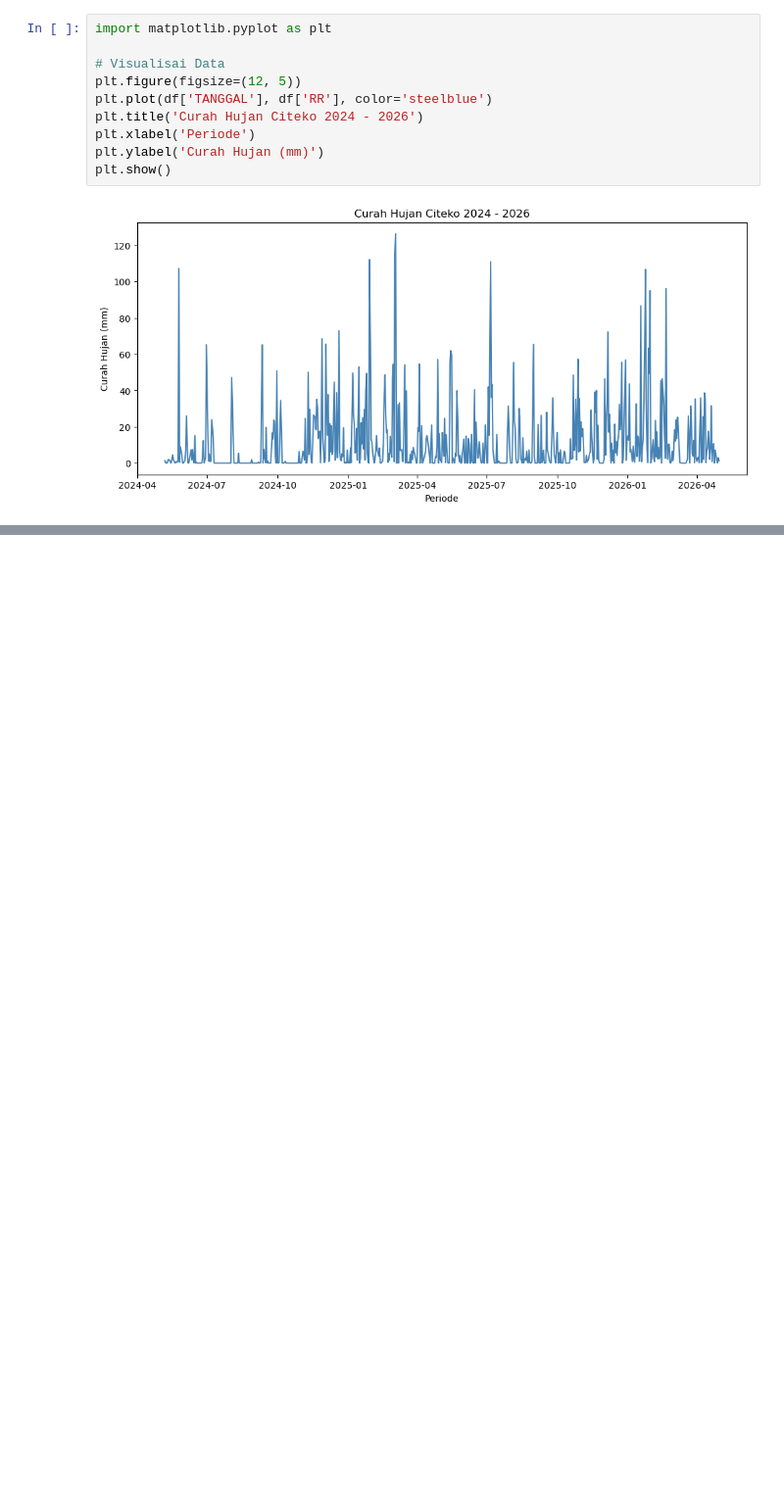
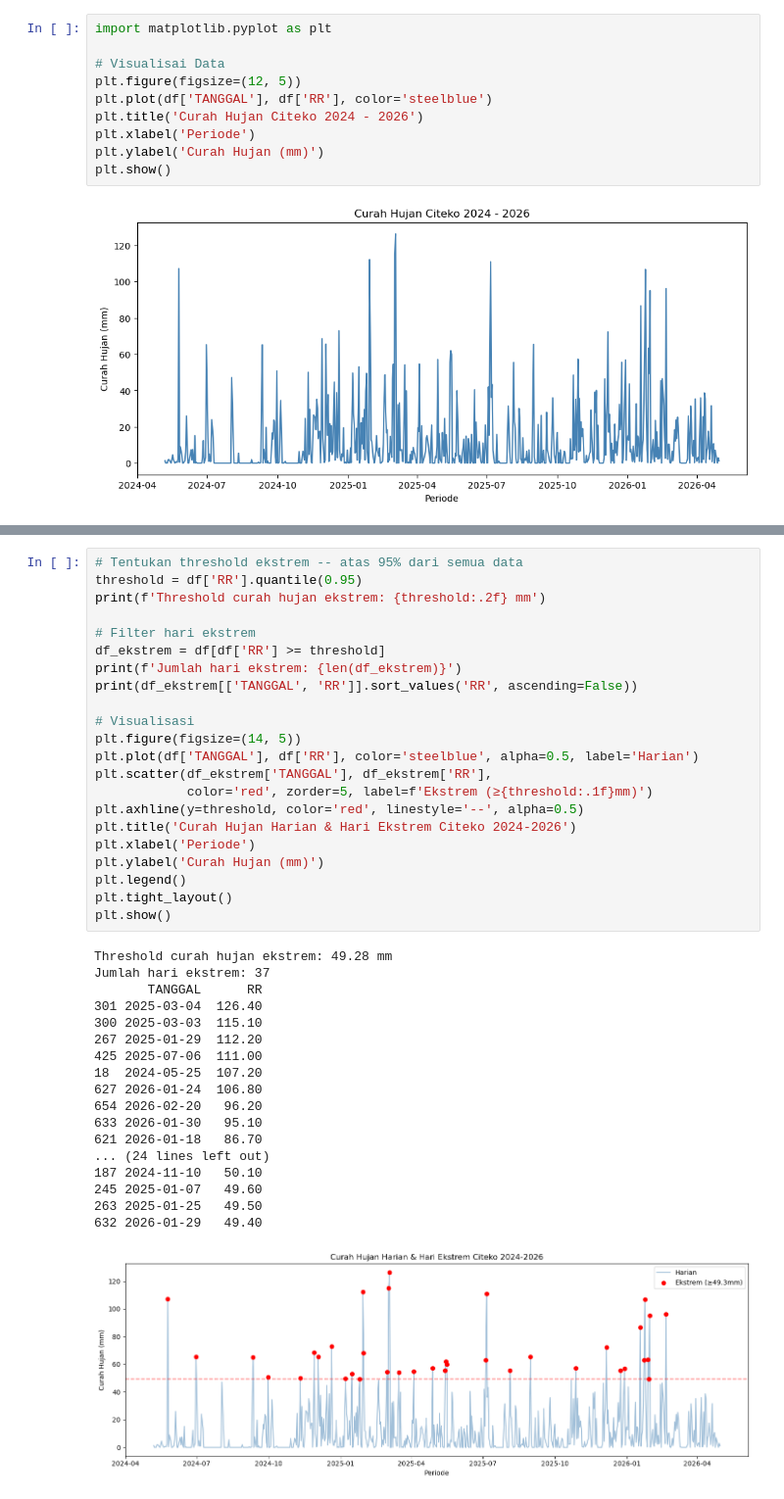
Before and after one commit to alferd06/curah-hujan-citeko-2024, a Jupyter notebook: Untitled.ipynb, the cells around one changed output, grey strips where cells are left out. Shown at 98% size. Saved outputs shown, nothing was run; the diff lists cells and outputs as text; blank space fills up the shorter version.

```diff
--- a/Untitled.ipynb
+++ b/Untitled.ipynb
@@ -72,0 +73,41 @@ plt.show()
+# %%
+# Tentukan threshold ekstrem -- atas 95% dari semua data
+threshold = df['RR'].quantile(0.95)
+print(f'Threshold curah hujan ekstrem: {threshold:.2f} mm')
+
+# Filter hari ekstrem
+df_ekstrem = df[df['RR'] >= threshold]
+print(f'Jumlah hari ekstrem: {len(df_ekstrem)}')
+print(df_ekstrem[['TANGGAL', 'RR']].sort_values('RR', ascending=False))
+
+# Visualisasi
+plt.figure(figsize=(14, 5))
+plt.plot(df['TANGGAL'], df['RR'], color='steelblue', alpha=0.5, label='Harian')
+plt.scatter(df_ekstrem['TANGGAL'], df_ekstrem['RR'],
+            color='red', zorder=5, label=f'Ekstrem (≥{threshold:.1f}mm)')
+plt.axhline(y=threshold, color='red', linestyle='--', alpha=0.5)
+plt.title('Curah Hujan Harian & Hari Ekstrem Citeko 2024-2026')
+plt.xlabel('Periode')
+plt.ylabel('Curah Hujan (mm)')
+plt.legend()
+plt.tight_layout()
+plt.show()
+# %% [output]
+Threshold curah hujan ekstrem: 49.28 mm
+Jumlah hari ekstrem: 37
+       TANGGAL      RR
+301 2025-03-04  126.40
+300 2025-03-03  115.10
+267 2025-01-29  112.20
+425 2025-07-06  111.00
+18  2024-05-25  107.20
+627 2026-01-24  106.80
+654 2026-02-20   96.20
+633 2026-01-30   95.10
+621 2026-01-18   86.70
+... (24 lines left out)
+187 2024-11-10   50.10
+245 2025-01-07   49.60
+263 2025-01-25   49.50
+632 2026-01-29   49.40
+[figure, added]
```
Also changed, not shown: parts of 2 cells of this notebook.
